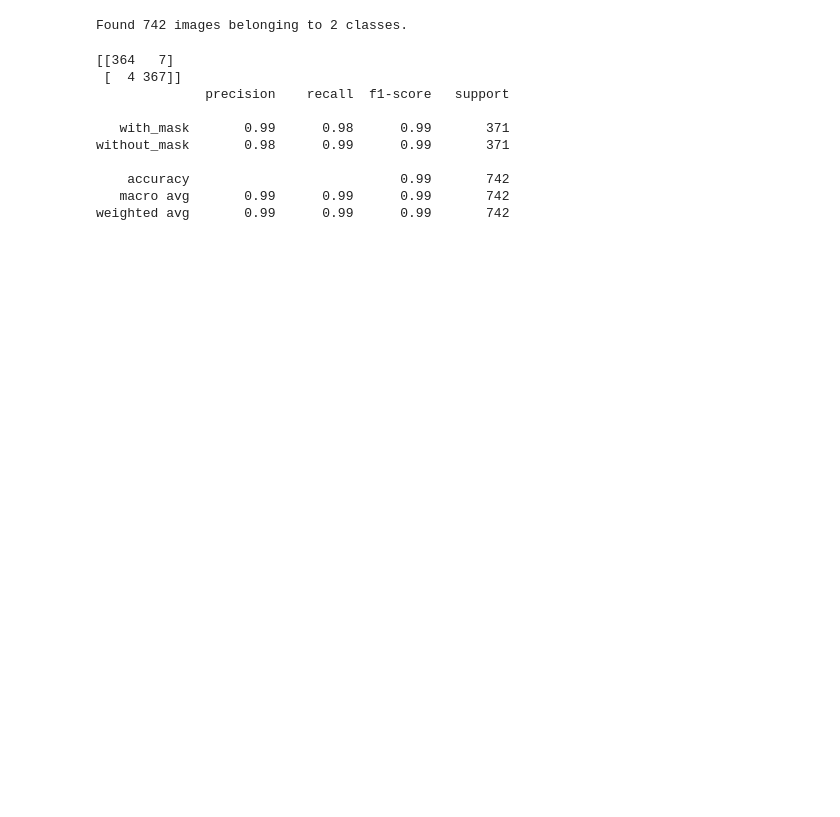
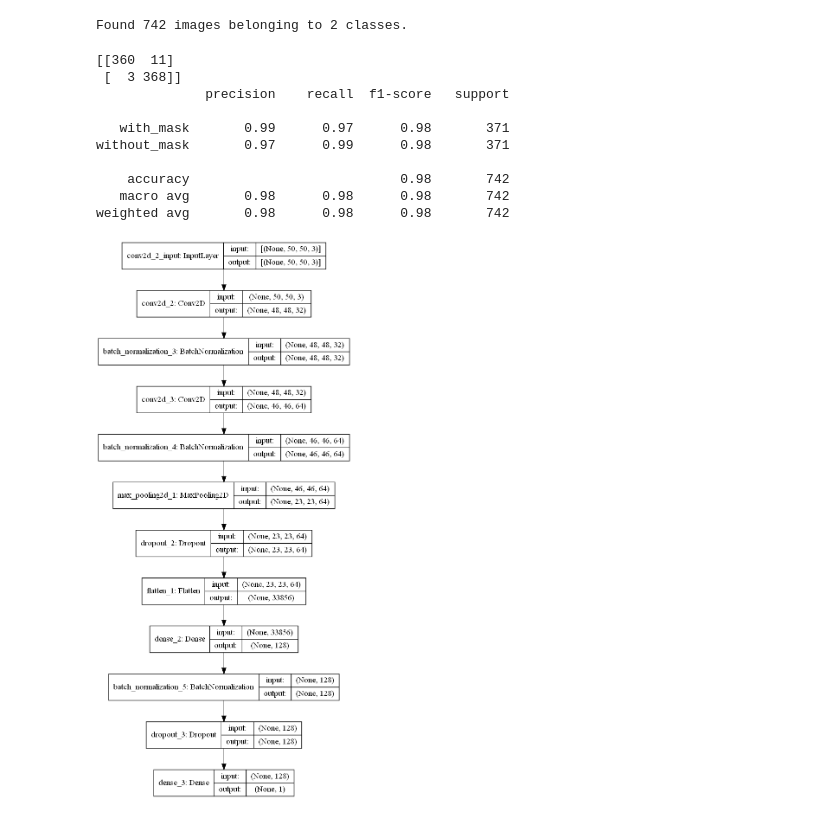
Before and after one commit to mf11y/Face-Mask-Detection, a Jupyter notebook: Model Metrics.ipynb, the cells around one changed output. Cells and saved outputs as stored; diff of their text form; code cells hidden in the pictures; blank space fills up the shorter version.

Commit message:
image of model structure

```diff
--- a/Model Metrics.ipynb
+++ b/Model Metrics.ipynb
@@ -12,7 +15,7 @@ validation_generator = validation_datagen.flow_from_directory('./Data/val/',
 # %% [output]
 Found 742 images belonging to 2 classes.
 # %%
-Y_pred = model.predict_generator(validation_generator, 742 // batch_size + 1)
+Y_pred = model.predict(validation_generator, 742 // batch_size + 1)
 y_pred = np.where(Y_pred > .5, 1, 0)
 print(confusion_matrix(validation_generator.classes, y_pred))
 
@@ -22,13 +25,18 @@ class_labels = list(validation_generator.class_indices.keys())
 
 print(classification_report(true_classes, y_pred, target_names=class_labels))
 # %% [output]
-[[364   7]
- [  4 367]]
+[[360  11]
+ [  3 368]]
               precision    recall  f1-score   support
 
-   with_mask       0.99      0.98      0.99       371
-without_mask       0.98      0.99      0.99       371
+   with_mask       0.99      0.97      0.98       371
+without_mask       0.97      0.99      0.98       371
 
-    accuracy                           0.99       742
-   macro avg       0.99      0.99      0.99       742
-weighted avg       0.99      0.99      0.99       742
+    accuracy                           0.98       742
+   macro avg       0.98      0.98      0.98       742
+weighted avg       0.98      0.98      0.98       742
+# %%
+from keras.utils.vis_utils import plot_model
+plot_model(model, to_file='Model\model_plot.png',show_shapes=True,show_layer_names=True)
+# %% [output]
+[figure, added]
```
Also changed, not shown: parts of 2 cells of this notebook, 1 other file.
